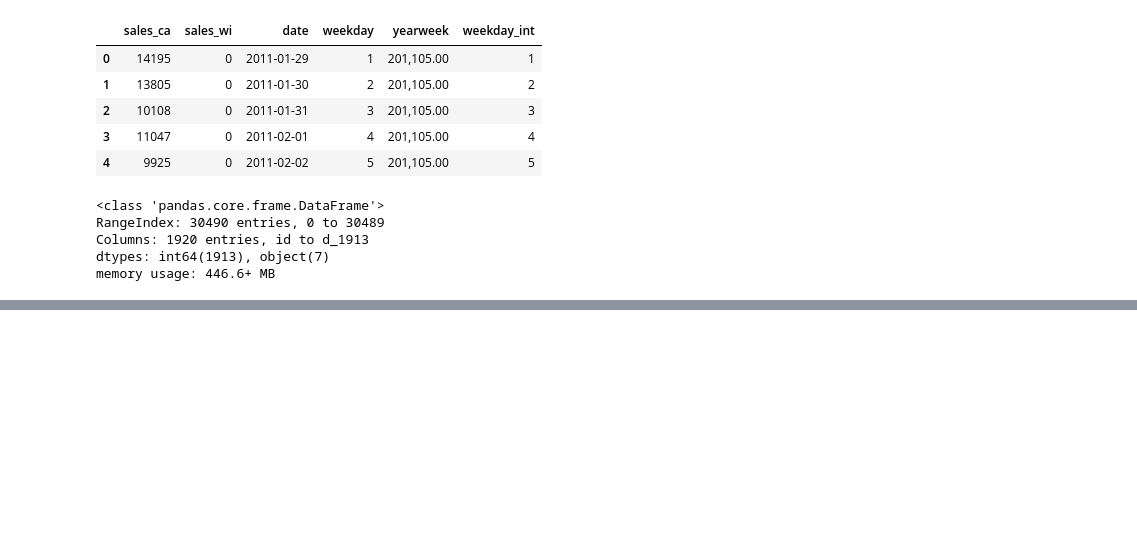
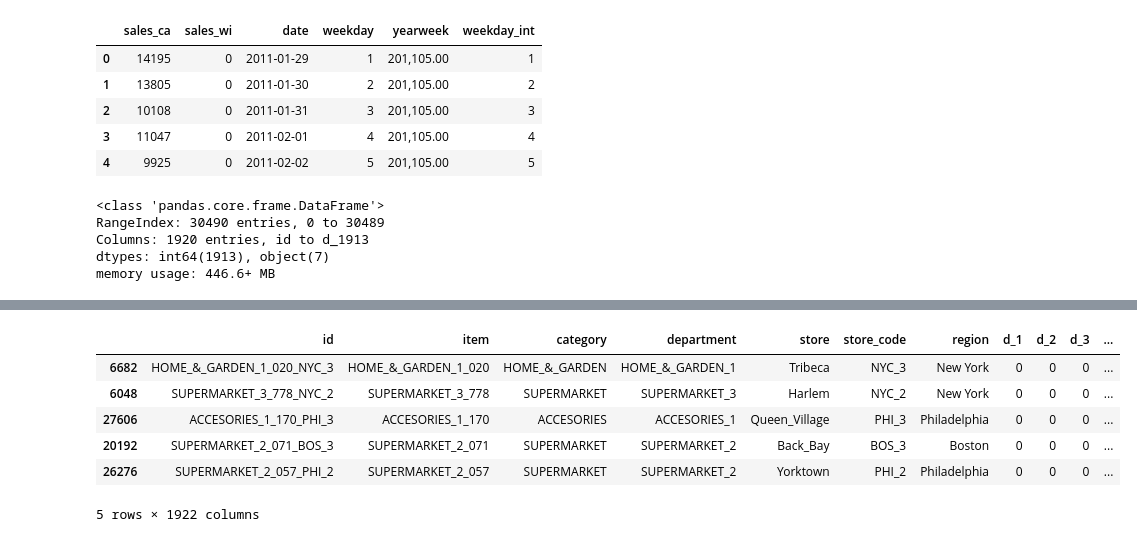
Before and after one commit to pepitogrillo7/TFM-DS-MARKET-GRUPO-4-NUCLIO, a Jupyter notebook: NUCLIO TFM 1023/DSMarket/first_steps_dsmarket_Simeon.ipynb, the cells around one changed output, grey strips where cells are left out. Drawn from its saved outputs; the diff is of its cells as text; code cells hidden in the pictures; blank space fills up the shorter version.

```diff
--- a/NUCLIO TFM 1023/DSMarket/first_steps_dsmarket_Simeon.ipynb
+++ b/NUCLIO TFM 1023/DSMarket/first_steps_dsmarket_Simeon.ipynb
@@ -572,0 +694,10 @@ memory usage: 446.6+ MB
+# %%
+least_sold_products.head()
+# %% [output]
+|  | id | item | category | department | store | store_code | region | d_1 | d_2 | d_3 | ... |
+| 6682 | HOME_&_GARDEN_1_020_NYC_3 | HOME_&_GARDEN_1_020 | HOME_&_GARDEN | HOME_&_GARDEN_1 | Tribeca | NYC_3 | New York | 0 | 0 | 0 | ... |
+| 6048 | SUPERMARKET_3_778_NYC_2 | SUPERMARKET_3_778 | SUPERMARKET | SUPERMARKET_3 | Harlem | NYC_2 | New York | 0 | 0 | 0 | ... |
+| 27606 | ACCESORIES_1_170_PHI_3 | ACCESORIES_1_170 | ACCESORIES | ACCESORIES_1 | Queen_Village | PHI_3 | Philadelphia | 0 | 0 | 0 | ... |
+| 20192 | SUPERMARKET_2_071_BOS_3 | SUPERMARKET_2_071 | SUPERMARKET | SUPERMARKET_2 | Back_Bay | BOS_3 | Boston | 0 | 0 | 0 | ... |
+| 26276 | SUPERMARKET_2_057_PHI_2 | SUPERMARKET_2_057 | SUPERMARKET | SUPERMARKET_2 | Yorktown | PHI_2 | Philadelphia | 0 | 0 | 0 | ... |
+5 rows × 1922 columns
```
Also changed, not shown: parts of 41 cells of this notebook.
